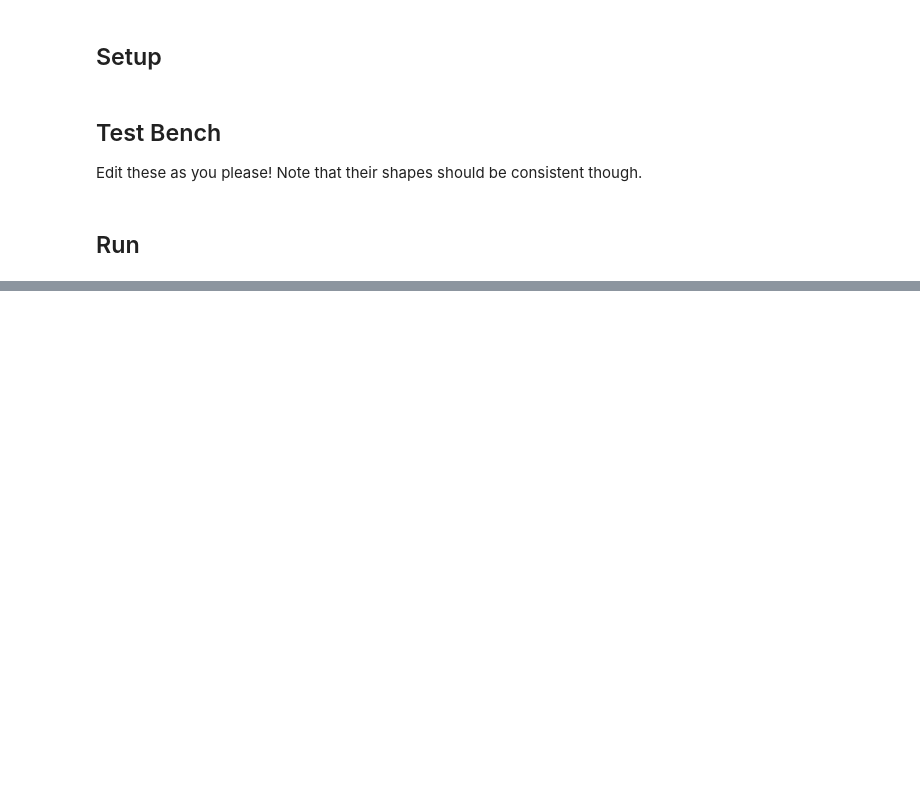
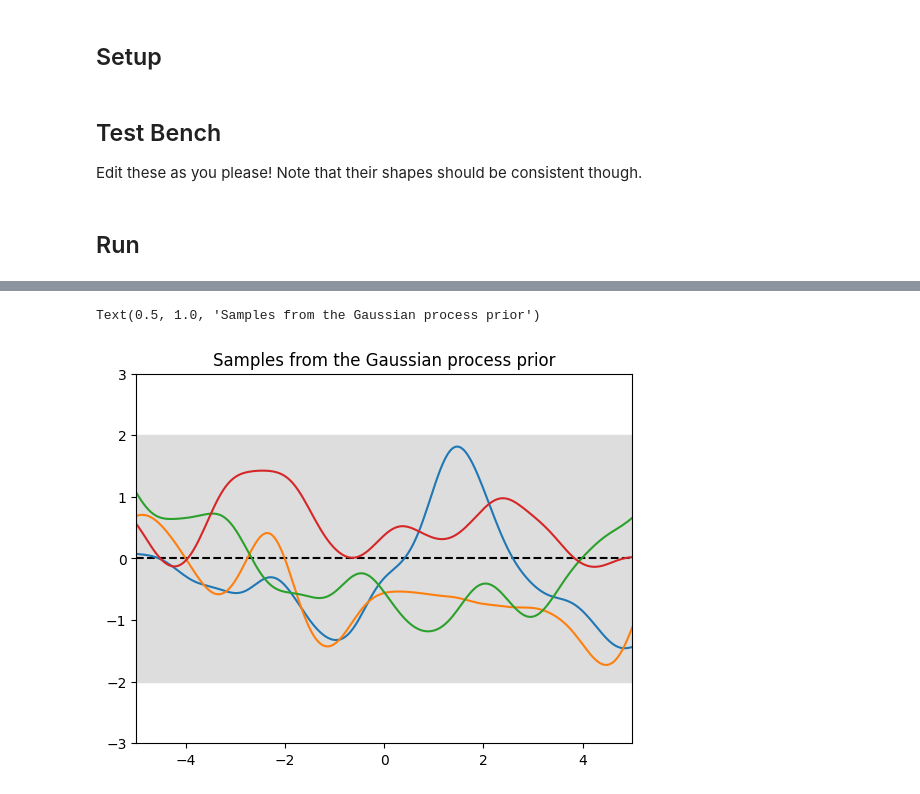
Before and after one commit to riley-x/GaussianProcessExample, a Jupyter notebook: gaussian_process.ipynb, the cells around one changed output, grey strips where cells are left out. Cells and saved outputs as stored; diff of their text form; code cells hidden in the pictures; blank space fills up the shorter version.

```diff
--- a/gaussian_process.ipynb
+++ b/gaussian_process.ipynb
@@ -159,0 +165,36 @@ Text(0.5, 1.0, 'Samples from the Gaussian process posterior')
+# %%
+def plot_gp_scikit(gpr, X, samples = 4):
+    '''
+    Plots samples from a 1D Gaussian process given the mean and covariance.
+    The samples are drawn as solid lines, the mean is shown as a dashed line,
+    and the 2-sigma range is shaded in gray.
+
+    @param gpr
+        A sklearn.gaussian_process.GaussianProcessRegressor object
+    @param X
+        A (1, n) matrix of the input values.
+    @param samples
+        The number of random samples to draw from the process.
+    '''
+    if X.shape[0] != 1:
+        raise RuntimeError(f'Inputs should be 1-dimensional, got {X.shape}')
+
+    mean, std = gpr.predict(X.T, return_std=True) # (n)
+    f = gpr.sample_y(X.T, samples, random_state=None) # (n, samples)
+
+    x = X[0] # (n)
+    plt.plot(x, mean, 'k--')
+    plt.plot(x, f)
+    plt.gca().fill_between(x, mean - 2*std, mean + 2*std, color="#dddddd")
+# %%
+# kernel = RBF(length_scale=1, length_scale_bounds='fixed')
+# kernel = Matern(nu=1.5, length_scale=1, length_scale_bounds='fixed')
+kernel = RationalQuadratic(length_scale=1, alpha=2, length_scale_bounds='fixed', alpha_bounds='fixed')
+# %%
+gpr = GaussianProcessRegressor(kernel=kernel, normalize_y=False, n_restarts_optimizer=0)
+plot_gp_scikit(gpr, X_test)
+plt.axis([-5, 5, -3, 3])
+plt.title('Samples from the Gaussian process prior')
+# %% [output]
+Text(0.5, 1.0, 'Samples from the Gaussian process prior')
+[figure, added]
```
Also changed, not shown: parts of 8 cells of this notebook, 1 other file.
